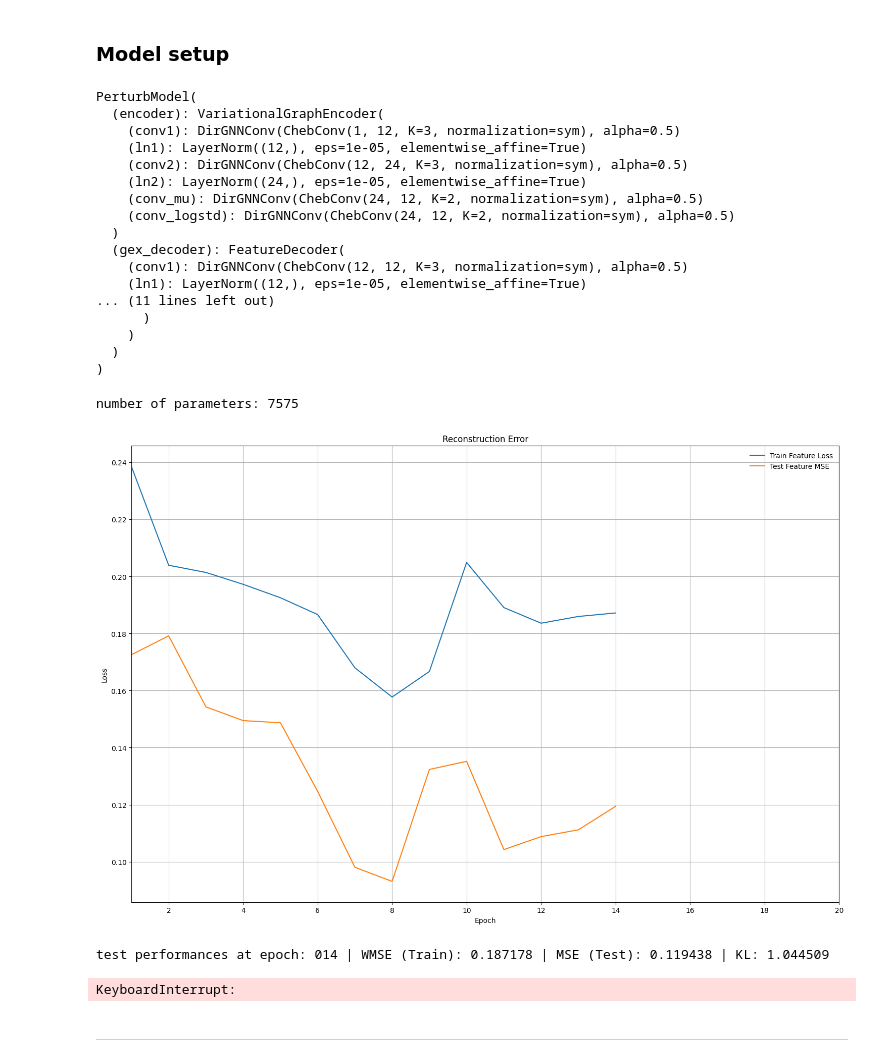
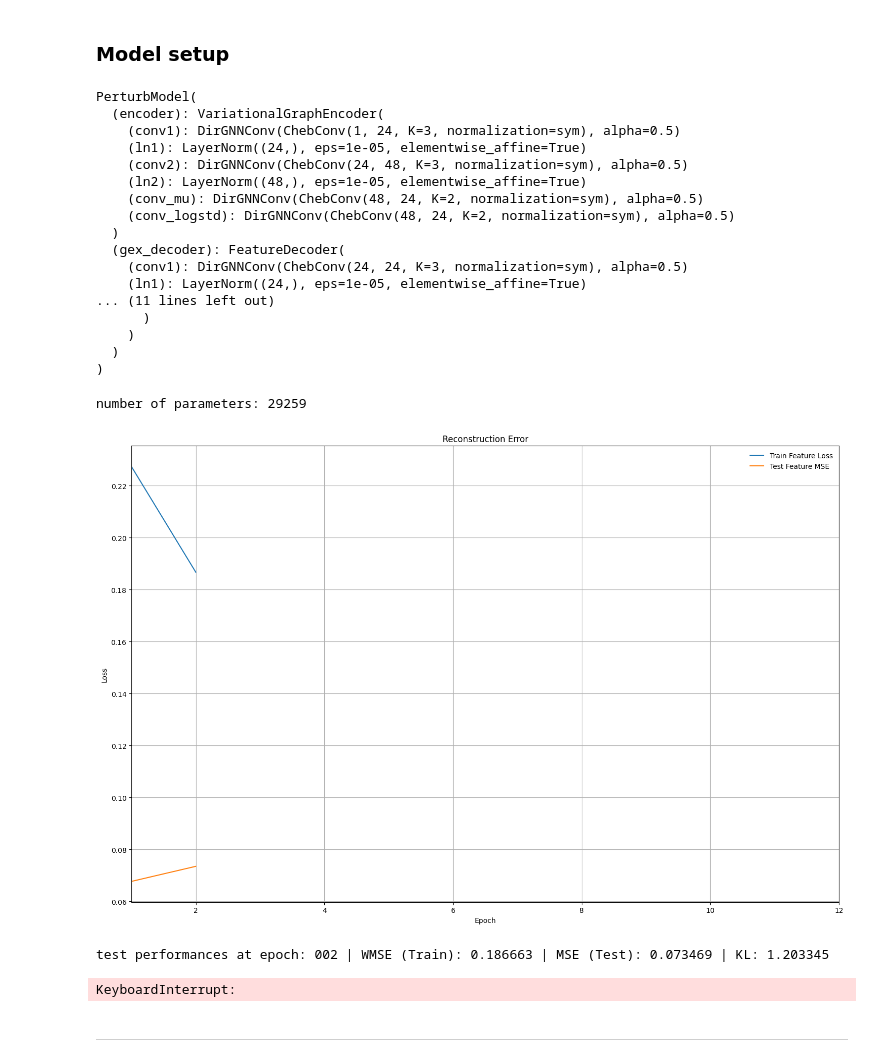
Before and after one commit to MCalabroCode/SPECTRA, a Jupyter notebook: spectra_2v_notebook.ipynb, the cells around one changed output. Drawn from its saved outputs; the diff is of its cells as text; code cells hidden in the pictures.

Commit message:
patrick guanlab networks + save weights each epoch

```diff
--- a/spectra_2v_notebook.ipynb
+++ b/spectra_2v_notebook.ipynb
@@ -38,7 +38,7 @@ len(depmap.keys())
 ### **Data import**
 # %%
 # data loading and filtering
-#adata = sc.read_h5ad('../data/vcc_data/adata_Training.h5ad') #VCC
-adata = sc.read_h5ad('../data/replogle_k562_essential/perturb_processed.h5ad') # replogle
+adata = sc.read_h5ad('../data/vcc_data/adata_Training.h5ad') #VCC
+#adata = sc.read_h5ad('../data/replogle_k562_essential/perturb_processed.h5ad') # replogle
 adata
 # %% [output]
@@ -92,7 +91,7 @@ sc.pp.log1p(adata)
 
 # select only perturbations that are present in at least 200 cells
 counts = adata.obs['target_gene'].value_counts()
-valid_pert = counts[counts >= 400].index
+valid_pert = counts[counts >= 200].index
 adata = adata[adata.obs['target_gene'].isin(valid_pert)]
 del counts
 del valid_pert
@@ -108,0 +111,33 @@ gene_list = adata.var_names.tolist()
+# %%
+# patrick guanlab (stock)
+A = np.load('Patrick_networks/guanlab_stock_3.5k_directed.npz')
+adjacency = A['adjacency']
+gene_names = A['gene_names']
+
+# Create weighted DiGraph (parallel_edges=False treats values as weights)
+G = nx.from_numpy_array(
+    adjacency,
+    parallel_edges=False,
+    create_using=nx.DiGraph(),
+    edge_attr='weight',  # Attribute name for weights
+)
+
+# Relabel nodes with gene names (must be same length as matrix dims)
+mapping = {i: gene_names[i] for i in range(len(gene_names))}
+G = nx.relabel_nodes(G, mapping)
+
+# naive pruning
+G.remove_edges_from([(u, v) for u, v, d in G.edges(data=True) if np.log(d['weight']+1) < 8])
+
+num_nodes = G.number_of_nodes()
+num_edges = G.number_of_edges()
+num_features = 1
+print("Number of nodes:", num_nodes)
+print("Number of edges:", num_edges)
+print("Number of node features per node:", num_features)
+
+# filter adata
+gene_list = gene_names.tolist()
+mask = adata.var_names.isin(gene_names)
+adata = adata[:, mask].copy()
+adata
@@ -459,7 +527,7 @@ model = PerturbModel(
     device,
     gene_weights=gene_weights,
     num_node_features=1,
-    n_channels=12,
+    n_channels=24,
     edge_dropout_p=0.2
 )
 model = model.to(device)
@@ -467,16 +535,16 @@ print(model)
 # %% [output]
 PerturbModel(
   (encoder): VariationalGraphEncoder(
-    (conv1): DirGNNConv(ChebConv(1, 12, K=3, normalization=sym), alpha=0.5)
-    (ln1): LayerNorm((12,), eps=1e-05, elementwise_affine=True)
-    (conv2): DirGNNConv(ChebConv(12, 24, K=3, normalization=sym), alpha=0.5)
-    (ln2): LayerNorm((24,), eps=1e-05, elementwise_affine=True)
-    (conv_mu): DirGNNConv(ChebConv(24, 12, K=2, normalization=sym), alpha=0.5)
-    (conv_logstd): DirGNNConv(ChebConv(24, 12, K=2, normalization=sym), alpha=0.5)
+    (conv1): DirGNNConv(ChebConv(1, 24, K=3, normalization=sym), alpha=0.5)
+    (ln1): LayerNorm((24,), eps=1e-05, elementwise_affine=True)
+    (conv2): DirGNNConv(ChebConv(24, 48, K=3, normalization=sym), alpha=0.5)
+    (ln2): LayerNorm((48,), eps=1e-05, elementwise_affine=True)
+    (conv_mu): DirGNNConv(ChebConv(48, 24, K=2, normalization=sym), alpha=0.5)
+    (conv_logstd): DirGNNConv(ChebConv(48, 24, K=2, normalization=sym), alpha=0.5)
   )
   (gex_decoder): FeatureDecoder(
-    (conv1): DirGNNConv(ChebConv(12, 12, K=3, normalization=sym), alpha=0.5)
-    (ln1): LayerNorm((12,), eps=1e-05, elementwise_affine=True)
+    (conv1): DirGNNConv(ChebConv(24, 24, K=3, normalization=sym), alpha=0.5)
+    (ln1): LayerNorm((24,), eps=1e-05, elementwise_affine=True)
 ... (11 lines left out)
       )
     )
@@ -486,7 +554,7 @@ PerturbModel(
 num_trainable_params = sum(p.numel() for p in model.parameters() if p.requires_grad)
 print(f'number of parameters: {num_trainable_params}')
 # %% [output]
-number of parameters: 7575
+number of parameters: 29259
 # %%
 import gc
 
@@ -495,16 +563,16 @@ torch.cuda.empty_cache()
 # %%
 #from model_v3_efficient import train
 from spectra_2v import train
 feat_train_loss, _, feat_test_values = train(model=model,
     train_loader=train_loader,
     test_loader=val_loader,
     lr=0.003,
-    n_epochs=20,
+    n_epochs=12,
     device=device,
     live_plot=True)
 # %% [output]
-[figure, old version]
+[figure, new version]
-test performances at epoch: 014 | WMSE (Train): 0.187178 | MSE (Test): 0.119438 | KL: 1.044509
+test performances at epoch: 002 | WMSE (Train): 0.186663 | MSE (Test): 0.073469 | KL: 1.203345
 KeyboardInterrupt:
 # %%
 torch.save(model.state_dict(), "test_25_gen.pth")
```
Also changed, not shown: parts of 17 cells of this notebook, 4 other files.
